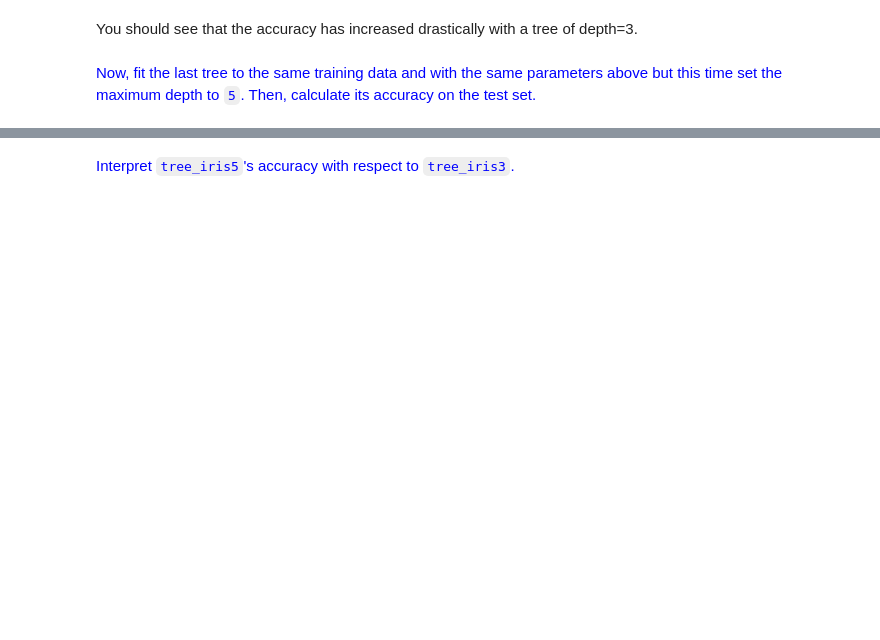
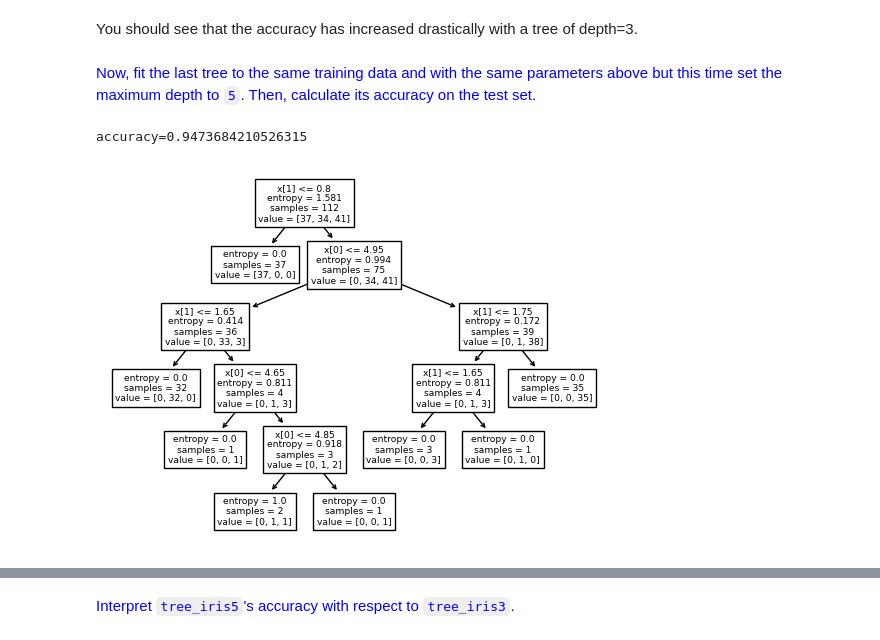
Before and after one commit to tomiock/ML2024-25, a Jupyter notebook: Session 9 - Decision Trees, Ensemble Learning, Random Forests/P9_Decision_Trees_Ensemble_Learning_Random_Forests.ipynb, the cells around one changed output, grey strips where cells are left out. Drawn from its saved outputs; the diff is of its cells as text; code cells hidden in the pictures; blank space fills up the shorter version.

```diff
--- a/Session 9 - Decision Trees, Ensemble Learning, Random Forests/P9_Decision_Trees_Ensemble_Learning_Random_Forests.ipynb
+++ b/Session 9 - Decision Trees, Ensemble Learning, Random Forests/P9_Decision_Trees_Ensemble_Learning_Random_Forests.ipynb
@@ -85,6 +85,5 @@ def plot_decision_boundaries2D(clf: object, X_train, X_test, y_train, y_test, xl
 from sklearn import tree
 from sklearn.tree import DecisionTreeClassifier
 
-# YOUR CODE HERE
-# tree_iris1 =
-#
+tree_iris1 = DecisionTreeClassifier(criterion="entropy", max_depth=1, random_state=RANDOM_SEED)
+tree_iris1.fit(X_train, y_train)
@@ -114,6 +123,5 @@ from sklearn.metrics import accuracy_score
 # %% [markdown]
 <font color=blue>Grow another tree with same the training data and parameters above, but this time set the maximum depth to `3`.</font>
 # %%
-# YOUR CODE HERE
-# tree_iris3 =
-#
+tree_iris3 = DecisionTreeClassifier(criterion="entropy", max_depth=3, random_state=RANDOM_SEED)
+tree_iris3.fit(X_train, y_train)
@@ -135,7 +152,14 @@ You should see that the accuracy has increased drastically with a tree of depth=
 # %% [markdown]
 <font color=blue>Now, fit the last tree to the same training data and with the same parameters above but this time set the maximum depth to `5`. Then, calculate its accuracy on the test set.</font>
 # %%
-# YOUR CODE HERE
-# tree_iris5 =
-#
-#
+tree_iris5 = DecisionTreeClassifier(criterion="entropy", max_depth=5, random_state=RANDOM_SEED)
+tree_iris5.fit(X_train, y_train)
+
+_ = tree.plot_tree(tree_iris5)
+
+y_pred = tree_iris5.predict(X_test)
+accuracy = accuracy_score(y_test, y_pred)
+print(f"{accuracy=}")
+# %% [output]
+accuracy=0.9473684210526315
+[figure, added]
```
Also changed, not shown: parts of 45 cells of this notebook.
